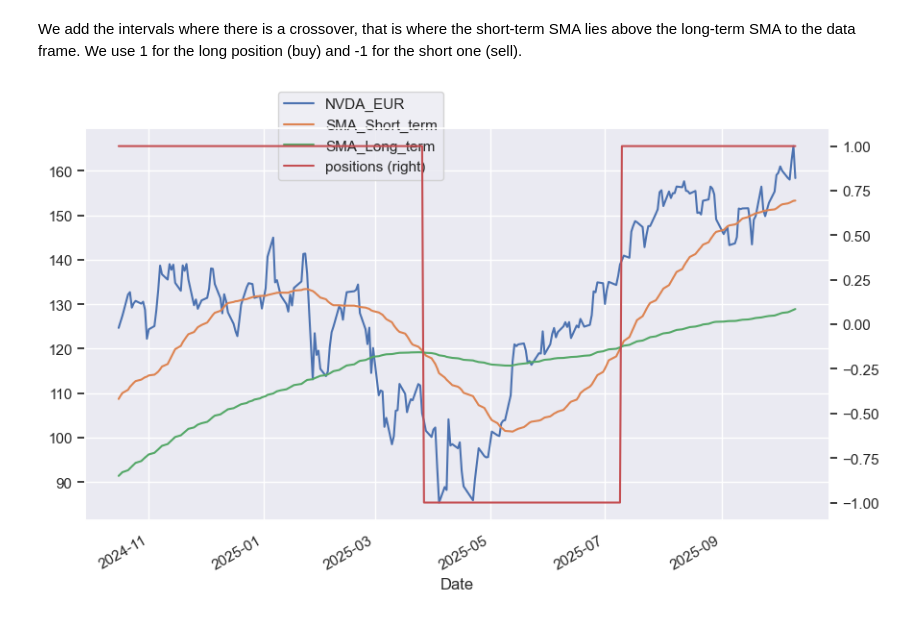
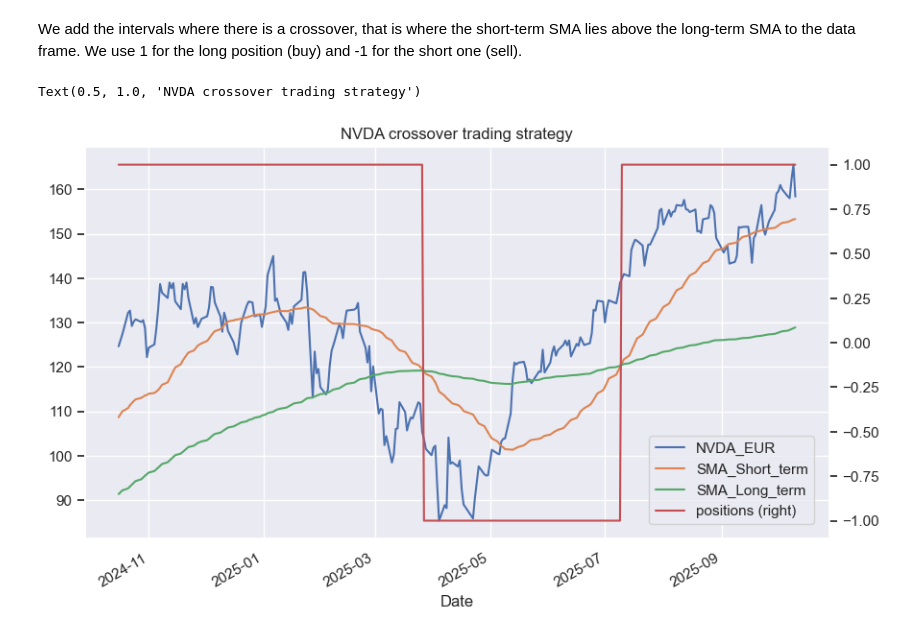
Before and after one commit to luigiselmi/finstat, a Jupyter notebook: experiments/experimental_portfolio.ipynb, the cells around one changed output. Drawn from its saved outputs; the diff is of its cells as text; code cells hidden in the pictures.

Commit message:
SMA and crossover trading strategy

```diff
--- a/experiments/experimental_portfolio.ipynb
+++ b/experiments/experimental_portfolio.ipynb
@@ -238,6 +238,8 @@ nvda_eur.dropna(inplace=True)
 nvda_eur['positions'] = np.where(nvda_eur['SMA_Short_term'] > nvda_eur['SMA_Long_term'], 1, -1)
 # %%
 ax = nvda_eur[[sym, 'SMA_Short_term', 'SMA_Long_term', 'positions']].plot(figsize=(10, 6), secondary_y='positions')
-ax.get_legend().set_bbox_to_anchor((0.25, 0.85));
+ax.get_legend().set_bbox_to_anchor((0.99, 0.28));
+ax.set_title('NVDA crossover trading strategy')
 # %% [output]
+Text(0.5, 1.0, 'NVDA crossover trading strategy')
-[figure, old version]
+[figure, new version]
```
